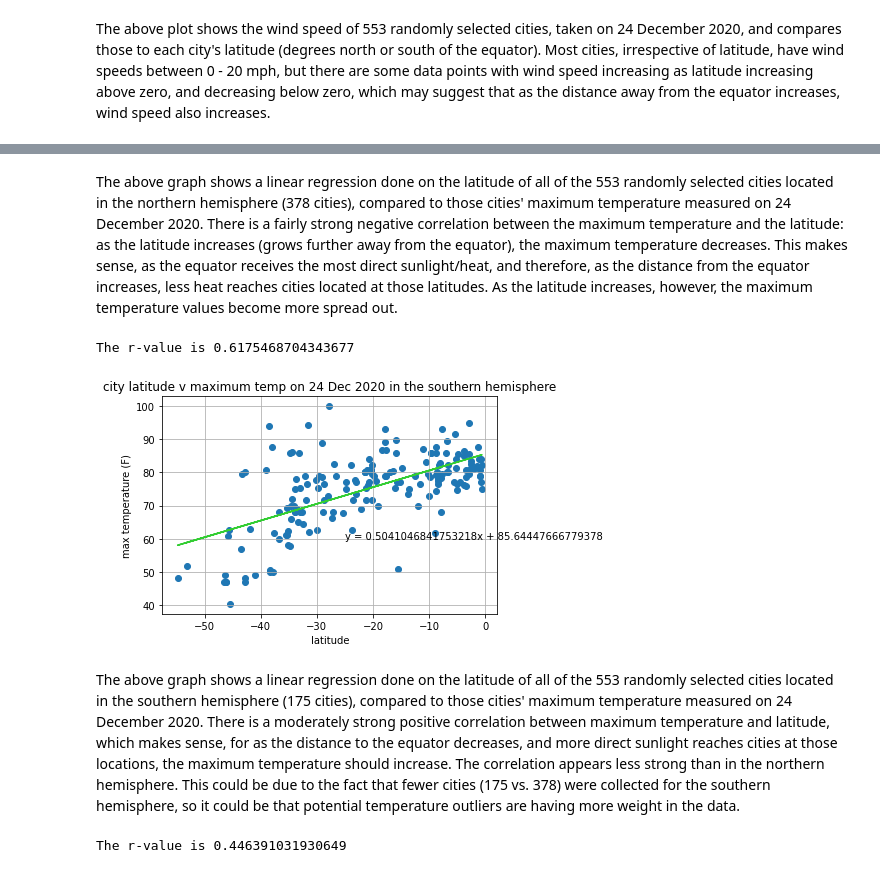
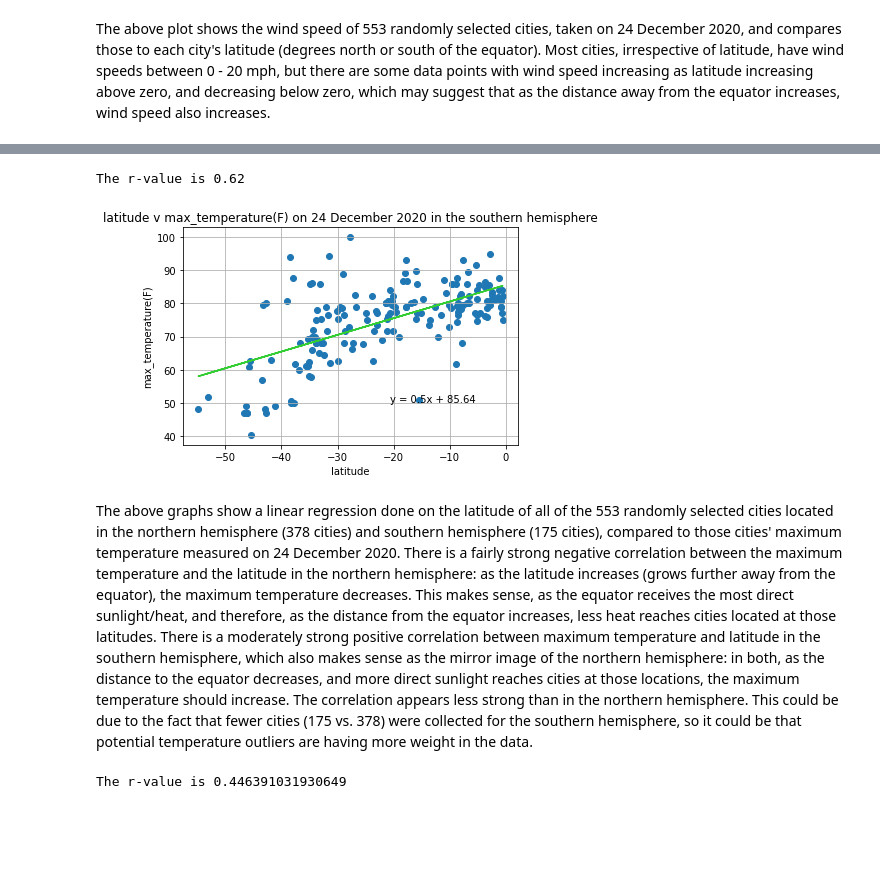
Before and after one commit to sarahDH615/python-api-challenge, a Jupyter notebook: weatherpy/weatherpy.ipynb, the cells around one changed output, grey strips where cells are left out. Saved outputs shown, nothing was run; the diff lists cells and outputs as text; code cells hidden in the pictures; blank space fills up the shorter version.

```diff
--- a/weatherpy/weatherpy.ipynb
+++ b/weatherpy/weatherpy.ipynb
@@ -315,27 +302,11 @@ The r-value is -0.8512408207458254
+# %%
+#scatter for southern hemi temp v. lat
+scatter_linreg(southern_hemi_data_df['lat'], southern_hemi_data_df['max_temp'], 'latitude', 'max_temperature(F)', '24 December 2020', 'southern')
+# %% [output]
+The r-value is 0.62
+[figure, added]
 # %% [markdown]
-The above graph shows a linear regression done on the latitude of all of the 553 randomly selected cities located in the northern hemisphere (378 cities), compared to those cities' maximum temperature measured on 24 December 2020. There is a fairly strong negative correlation between the maximum temperature and the latitude: as the latitude increases (grows further away from the equator), the maximum temperature decreases. This makes sense, as the equator receives the most direct sunlight/heat, and therefore, as the distance from the equator increases, less heat reaches cities located at those latitudes. As the latitude increases, however, the maximum temperature values become more spread out.
+The above graphs show a linear regression done on the latitude of all of the 553 randomly selected cities located in the northern hemisphere (378 cities) and southern hemisphere (175 cities), compared to those cities' maximum temperature measured on 24 December 2020. There is a fairly strong negative correlation between the maximum temperature and the latitude in the northern hemisphere: as the latitude increases (grows further away from the equator), the maximum temperature decreases. This makes sense, as the equator receives the most direct sunlight/heat, and therefore, as the distance from the equator increases, less heat reaches cities located at those latitudes. There is a moderately strong positive correlation between maximum temperature and latitude in the southern hemisphere, which also makes sense as the mirror image of the northern hemisphere: in both, as the distance to the equator decreases, and more direct sunlight reaches cities at those locations, the maximum temperature should increase. The correlation appears less strong than in the northern hemisphere. This could be due to the fact that fewer cities (175 vs. 378) were collected for the southern hemisphere, so it could be that potential temperature outliers are having more weight in the data.
-# %%
-#scatter for southern hemi temp v. lat
-x_axis1b = southern_hemi_data_df['lat']
-y_axis1b = southern_hemi_data_df['max_temp']
-(slope, intercept, rval, pval, stderr) = linregress(x_axis1b, y_axis1b)
-print(f'The r-value is {rval}')
-show_eq = f'y = {slope}x + {intercept}'
-y_linreg1b = (slope * x_axis1b) + intercept
-plt.title('city latitude v maximum temp on 24 Dec 2020 in the southern hemisphere')
-plt.xlabel('latitude')
-plt.ylabel('max temperature (F)')
-plt.grid()
-plt.scatter(x_axis1b, y_axis1b)
-plt.plot(x_axis1b, y_linreg1b, color='limegreen')
-plt.annotate(show_eq, (-25, 60))
-plt.savefig('outputs/tempLatSouth.png', bbox_inches='tight')
-plt.show()
-# %% [output]
-The r-value is 0.6175468704343677
-[figure, removed]
-# %% [markdown]
-The above graph shows a linear regression done on the latitude of all of the 553 randomly selected cities located in the southern hemisphere (175 cities), compared to those cities' maximum temperature measured on 24 December 2020. There is a moderately strong positive correlation between maximum temperature and latitude, which makes sense, for as the distance to the equator decreases, and more direct sunlight reaches cities at those locations, the maximum temperature should increase. The correlation appears less strong than in the northern hemisphere. This could be due to the fact that fewer cities (175 vs. 378) were collected for the southern hemisphere, so it could be that potential temperature outliers are having more weight in the data.
 # %%
 #scatter for northern hemisphere hum v. lat
 x_axis2a = northern_hemi_data_df['lat']
```
Also changed, not shown: parts of 9 cells of this notebook, 1 other file.
